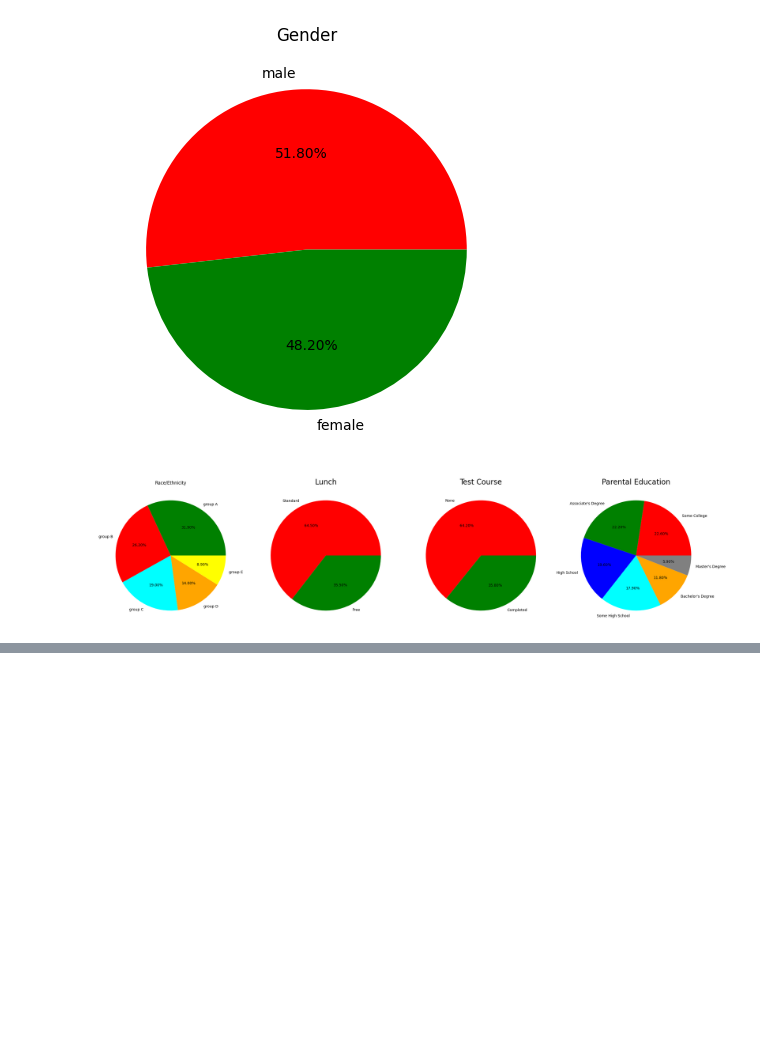
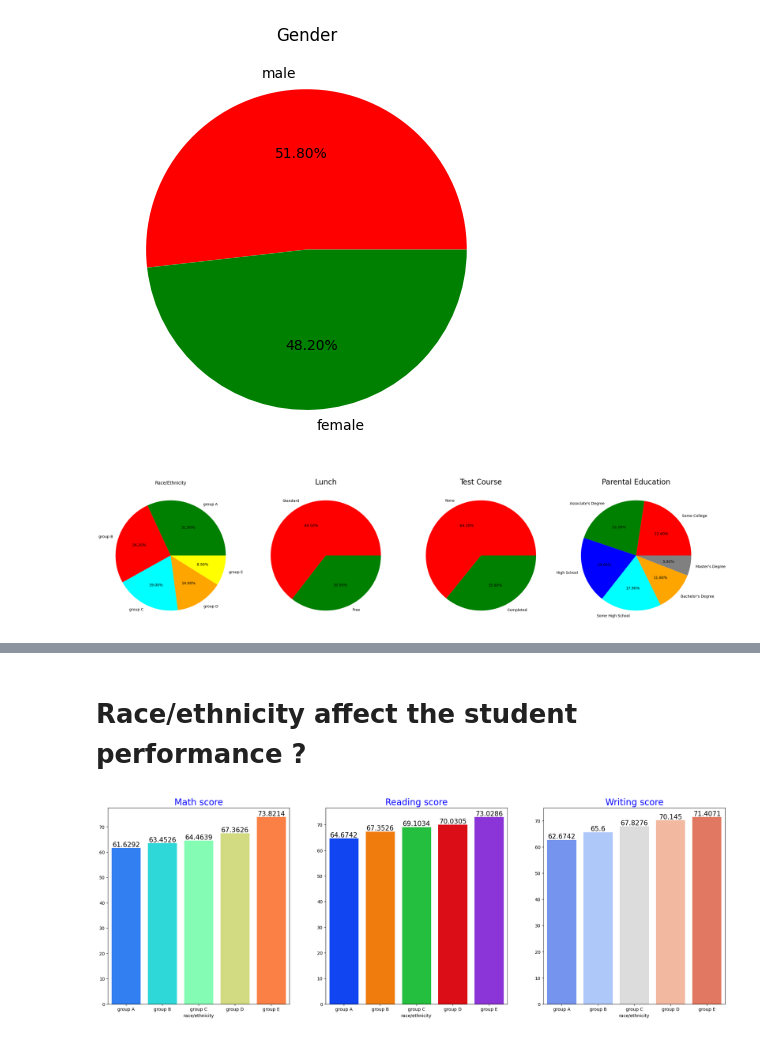
Before and after one commit to DeepakBlesson/MLpro, a Jupyter notebook: src/notebook/data/EDAStudPerform.ipynb, the cells around one changed output, grey strips where cells are left out. Cells and saved outputs as stored; diff of their text form; code cells hidden in the pictures; blank space fills up the shorter version.

```diff
--- a/src/notebook/data/EDAStudPerform.ipynb
+++ b/src/notebook/data/EDAStudPerform.ipynb
@@ -306,0 +316,26 @@ plt.show()
+# %% [markdown]
+# Race/ethnicity affect the student performance ?
+# %%
+groupby_data=df.groupby('race/ethnicity')
+f,ax=plt.subplots(1,3,figsize=(25,8))
+
+sns.barplot(x=groupby_data['math score'].mean().index,y=groupby_data['math score'].mean().values,ax=ax[0],palette='rainbow',saturation=0.95)
+ax[0].set_title('Math score',color='blue',size=20)
+
+for container in ax[0].containers:
+    ax[0].bar_label(container,color='black',size=15)
+
+sns.barplot(x=groupby_data['reading score'].mean().index,y=groupby_data['reading score'].mean().values,ax=ax[1],palette='bright',saturation=0.89)
+ax[1].set_title('Reading score',color='blue',size=20)
+
+for container in ax[1].containers:
+    ax[1].bar_label(container,color='black',size=15)
+
+sns.barplot(x=groupby_data['writing score'].mean().index,y=groupby_data['writing score'].mean().values, ax=ax[2],palette='coolwarm',saturation=0.91)
+ax[2].set_title('Writing score', color='blue',size=20)
+
+for container in ax[2].containers:
+    ax[2].bar_label(container,color='black',size=15)
+plt.show()
+# %% [output]
+[figure, added]
```
Also changed, not shown: parts of 15 cells of this notebook, 2 other files.
